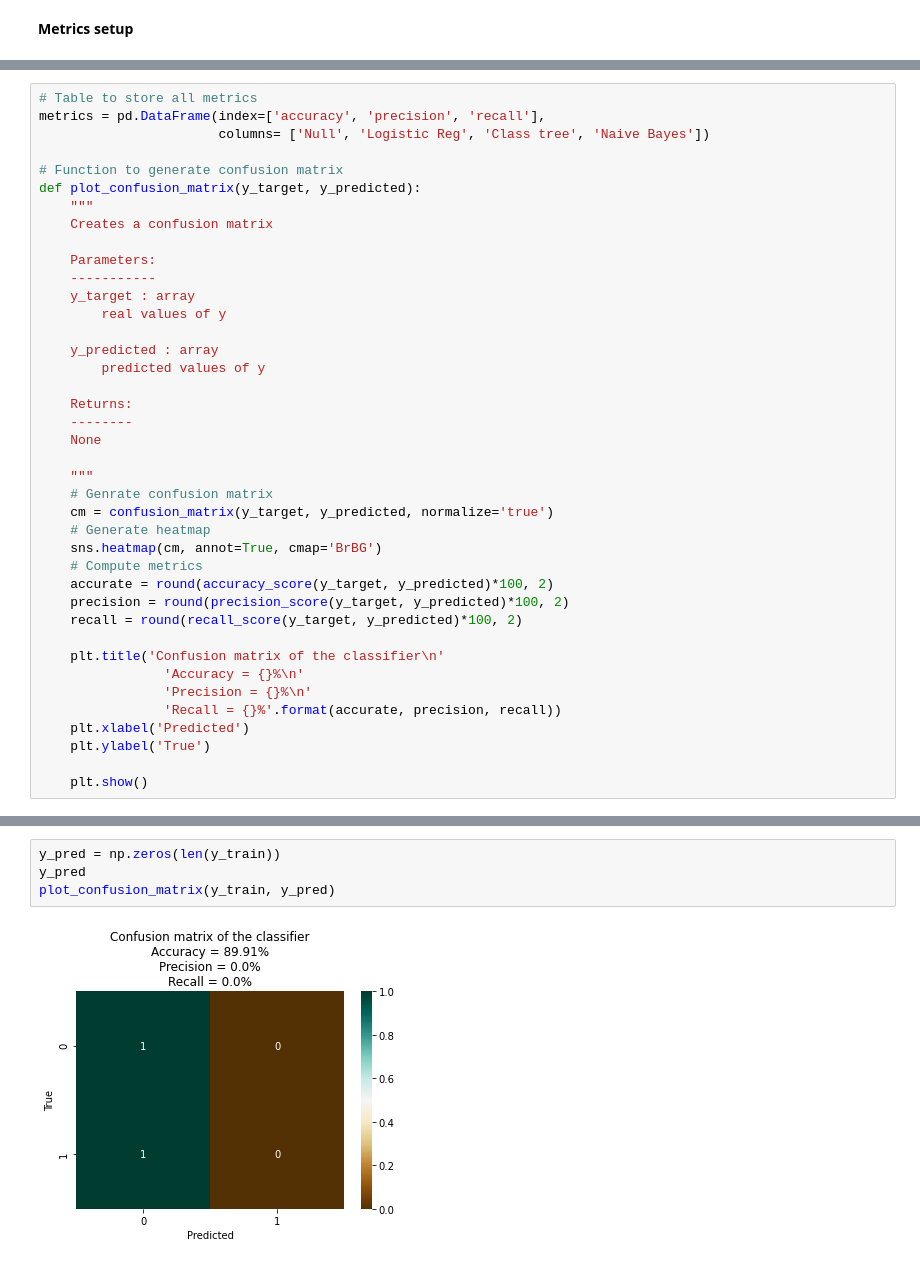
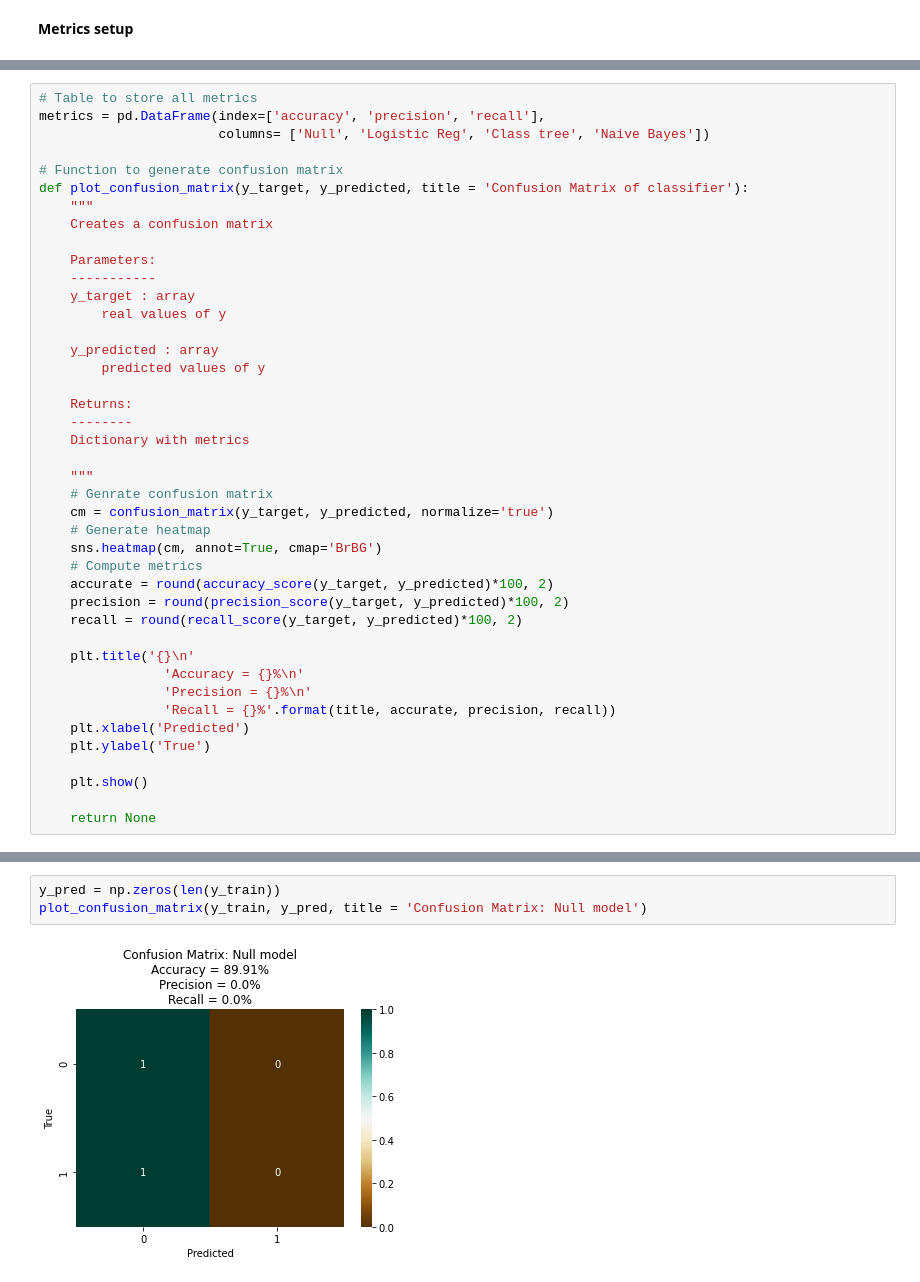
Before and after one commit to kevinmiguel97/Credit-default-model, a Jupyter notebook: Credit_default_model.ipynb, the cells around one changed output, grey strips where cells are left out. Cells and saved outputs as stored; diff of their text form.

```diff
--- a/Credit_default_model.ipynb
+++ b/Credit_default_model.ipynb
@@ -768,7 +776,7 @@ metrics = pd.DataFrame(index=['accuracy', 'precision', 'recall'],
                        columns= ['Null', 'Logistic Reg', 'Class tree', 'Naive Bayes'])
 
 # Function to generate confusion matrix
-def plot_confusion_matrix(y_target, y_predicted):
+def plot_confusion_matrix(y_target, y_predicted, title = 'Confusion Matrix of classifier'):
     """
     Creates a confusion matrix
 
@@ -782,7 +790,7 @@ def plot_confusion_matrix(y_target, y_predicted):
 
     Returns:
     --------
-    None
+    Dictionary with metrics
 
     """
     # Genrate confusion matrix
@@ -794,11 +802,13 @@ def plot_confusion_matrix(y_target, y_predicted):
     precision = round(precision_score(y_target, y_predicted)*100, 2)
     recall = round(recall_score(y_target, y_predicted)*100, 2)
 
-    plt.title('Confusion matrix of the classifier\n'
+    plt.title('{}\n'
                 'Accuracy = {}%\n'
                 'Precision = {}%\n'
-                'Recall = {}%'.format(accurate, precision, recall))
+                'Recall = {}%'.format(title, accurate, precision, recall))
     plt.xlabel('Predicted')
     plt.ylabel('True')
 
     plt.show()
+
+    return None
@@ -805,6 +830,5 @@ def plot_confusion_matrix(y_target, y_predicted):
 # %%
 y_pred = np.zeros(len(y_train))
-y_pred
-plot_confusion_matrix(y_train, y_pred)
+plot_confusion_matrix(y_train, y_pred, title = 'Confusion Matrix: Null model')
 # %% [output]
-[figure, old version]
+[figure, new version]
```
Also changed, not shown: parts of 3 cells of this notebook, 1 other file.
